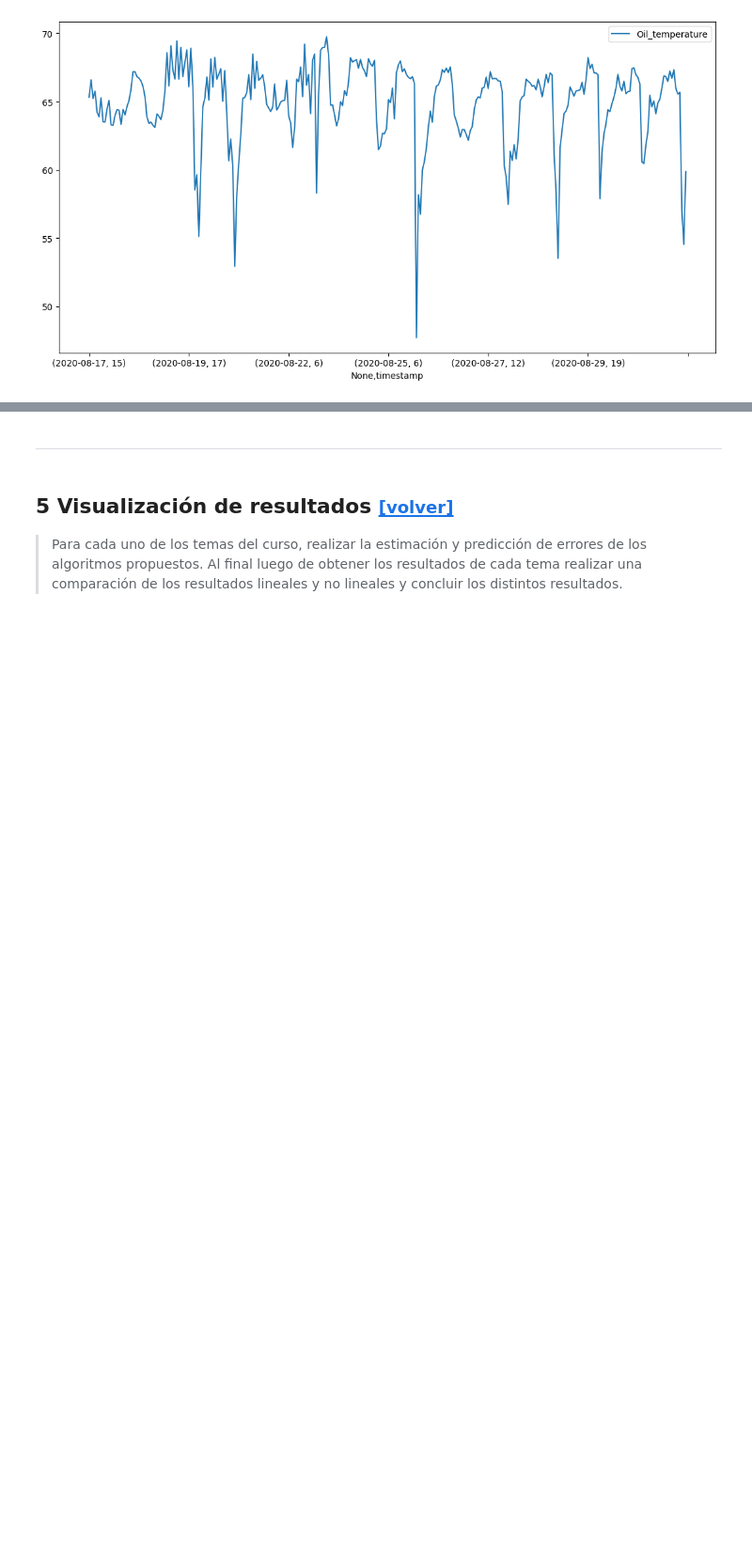
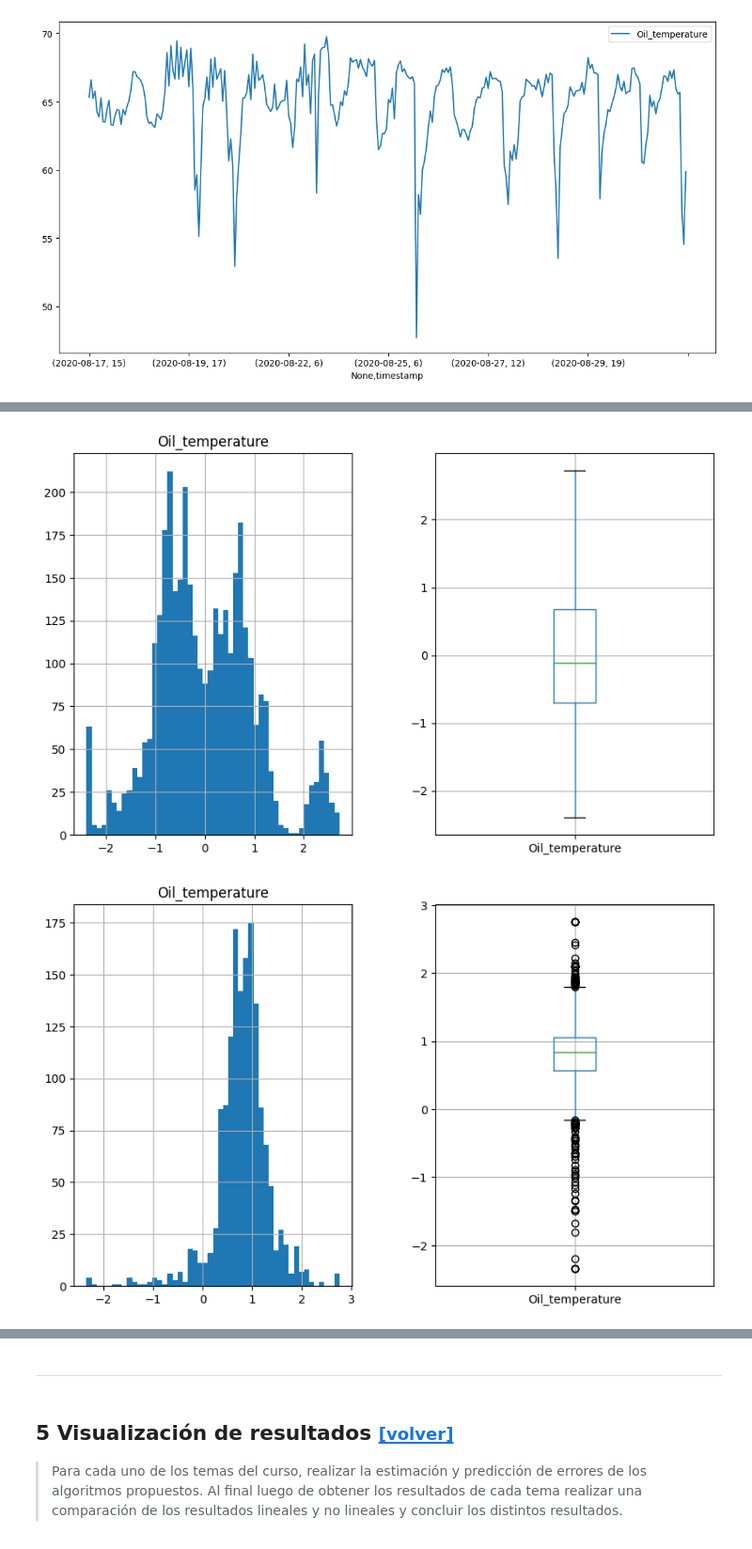
Before and after one commit to judith-ale/proyecto_modulo1, a Jupyter notebook: ProyectoModulo1_RabagoJ_MartinezC_VelicaX.ipynb, the cells around one changed output, grey strips where cells are left out. Shown at 94% size. Cells and saved outputs as stored; diff of their text form; code cells hidden in the pictures; blank space fills up the shorter version.

```diff
--- a/ProyectoModulo1_RabagoJ_MartinezC_VelicaX.ipynb
+++ b/ProyectoModulo1_RabagoJ_MartinezC_VelicaX.ipynb
@@ -334,0 +362,2 @@ plt.tight_layout()
+# %%
+train, test = oil_lf.split_dataset(train_size=0.7)
@@ -334,0 +379,10 @@ plt.tight_layout()
+# %%
+# Escalamos con el StandardScaler
+train = oil_lf.transform(train, method="standard_scaler")
+test.iloc[:, 0] = oil_lf.scaler.transform(test)
+# %%
+oil_lf.plot_distribution(train, figsize=(10 ,6))
+oil_lf.plot_distribution(test, figsize=(10 ,6))
+# %% [output]
+[figure, added]
+[figure, added]
```
Also changed, not shown: parts of 26 cells of this notebook.
